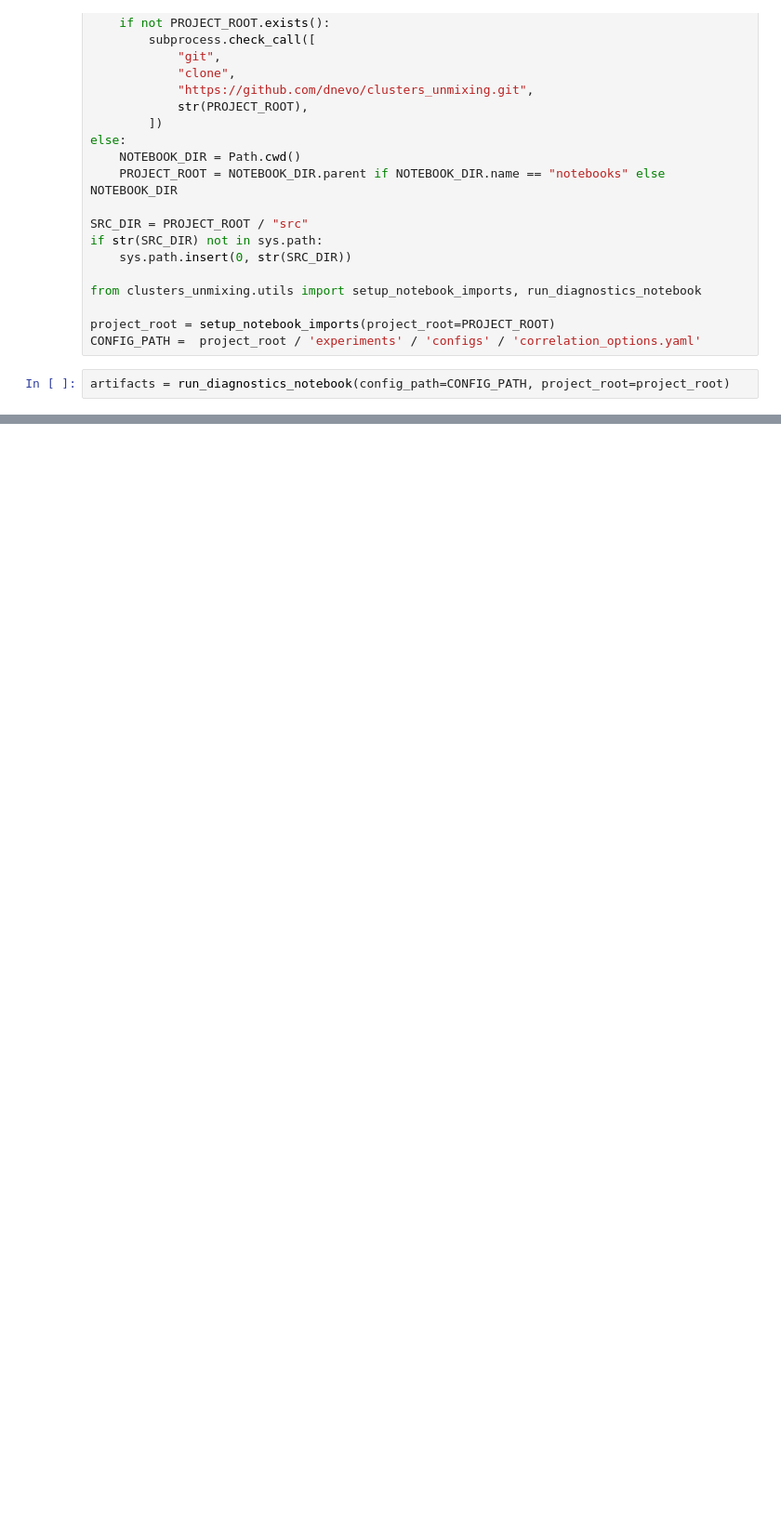
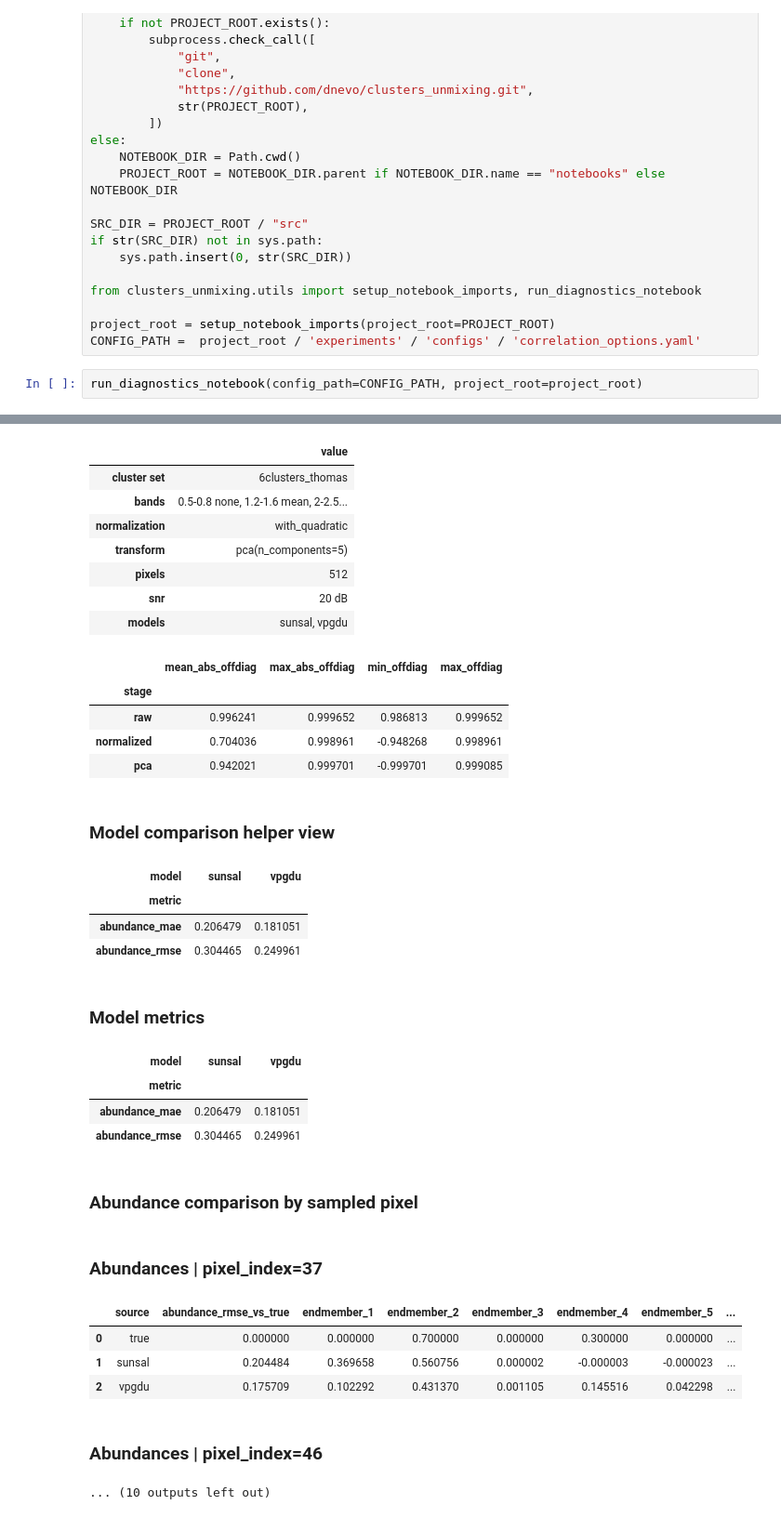
Before and after one commit to dnevo/clusters_unmixing, a Jupyter notebook: notebooks/00_cluster_diagnostics.ipynb, the cells around one changed output, grey strips where cells are left out. Shown at 93% size. Saved outputs shown, nothing was run; the diff lists cells and outputs as text; blank space fills up the shorter version.

```diff
--- a/notebooks/00_cluster_diagnostics.ipynb
+++ b/notebooks/00_cluster_diagnostics.ipynb
@@ -40,4 +40,5 @@ from clusters_unmixing.utils import setup_notebook_imports, run_diagnostics_note
 project_root = setup_notebook_imports(project_root=PROJECT_ROOT)
 CONFIG_PATH =  project_root / 'experiments' / 'configs' / 'correlation_options.yaml'
 # %%
-artifacts = run_diagnostics_notebook(config_path=CONFIG_PATH, project_root=project_root)
+run_diagnostics_notebook(config_path=CONFIG_PATH, project_root=project_root)
+# %% [output]
@@ -43,0 +50,31 @@ artifacts = run_diagnostics_notebook(config_path=CONFIG_PATH, project_root=proje
+|  | value |
+| cluster set | 6clusters_thomas |
+| bands | 0.5-0.8 none, 1.2-1.6 mean, 2-2.5... |
+| normalization | with_quadratic |
+| transform | pca(n_components=5) |
+| pixels | 512 |
+| snr | 20 dB |
+| models | sunsal, vpgdu |
+|  | mean_abs_offdiag | max_abs_offdiag | min_offdiag | max_offdiag |
+| stage |  |  |  |  |
+| raw | 0.996241 | 0.999652 | 0.986813 | 0.999652 |
+| normalized | 0.704036 | 0.998961 | -0.948268 | 0.998961 |
+| pca | 0.942021 | 0.999701 | -0.999701 | 0.999085 |
+### Model comparison helper view
+| model | sunsal | vpgdu |
+| metric |  |  |
+| abundance_mae | 0.206479 | 0.181051 |
+| abundance_rmse | 0.304465 | 0.249961 |
+### Model metrics
+| model | sunsal | vpgdu |
+| metric |  |  |
+| abundance_mae | 0.206479 | 0.181051 |
+| abundance_rmse | 0.304465 | 0.249961 |
+### Abundance comparison by sampled pixel
+### Abundances  |  pixel_index=37
+|  | source | abundance_rmse_vs_true | endmember_1 | endmember_2 | endmember_3 | endmember_4 | endmember_5 | ... |
+| 0 | true | 0.000000 | 0.000000 | 0.700000 | 0.000000 | 0.300000 | 0.000000 | ... |
+| 1 | sunsal | 0.204484 | 0.369658 | 0.560756 | 0.000002 | -0.000003 | -0.000023 | ... |
+| 2 | vpgdu | 0.175709 | 0.102292 | 0.431370 | 0.001105 | 0.145516 | 0.042298 | ... |
+### Abundances  |  pixel_index=46
+... (10 outputs left out)
```
Also changed, not shown: parts of 1 cell of this notebook, 3 other files.
